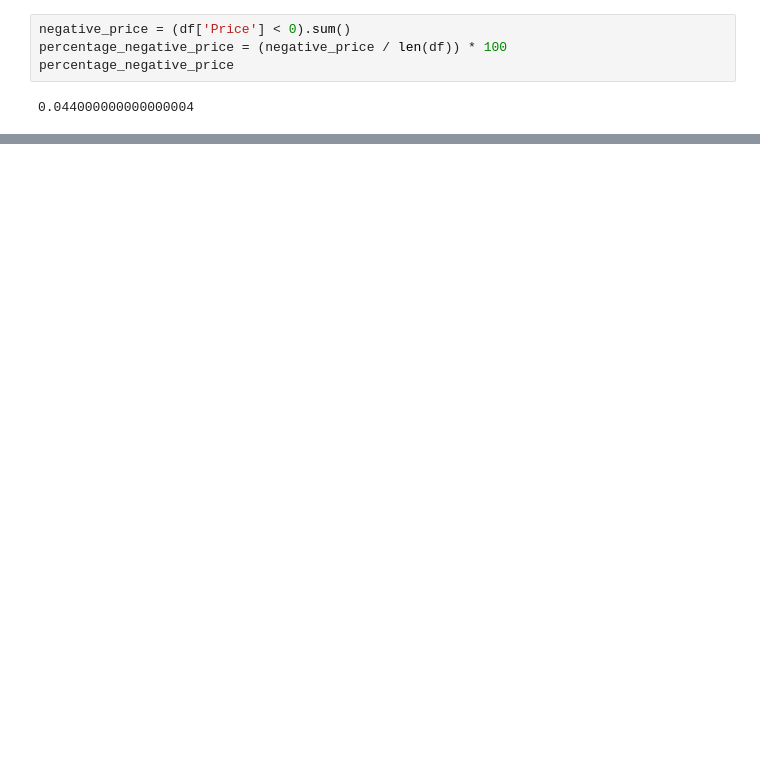
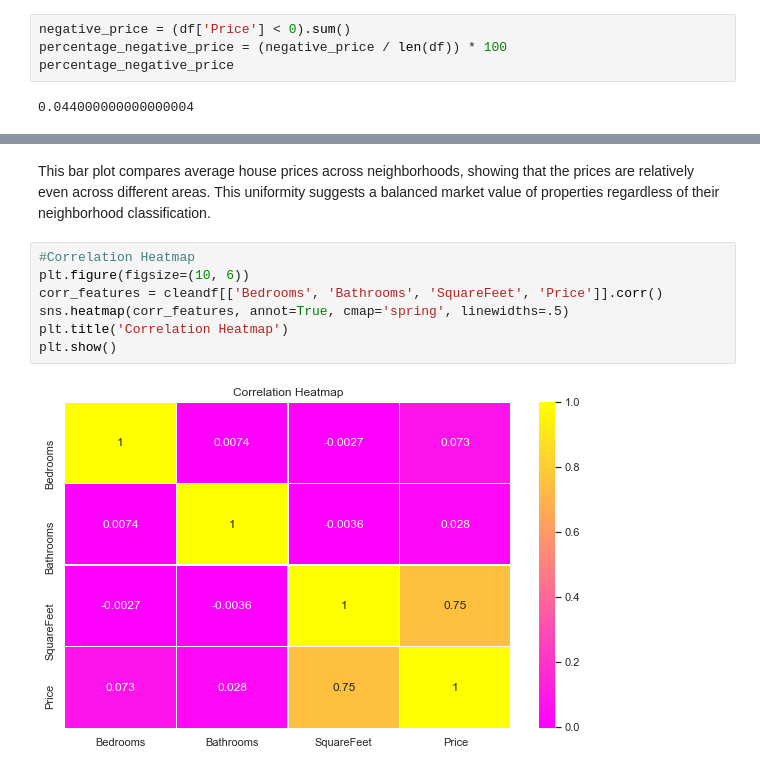
Before and after one commit to GitHbGav/Housing-Price-Prediction, a Jupyter notebook: Notebooks/pricedata.ipynb, the cells around one changed output, grey strips where cells are left out. Cells and saved outputs as stored; diff of their text form; blank space fills up the shorter version.

```diff
--- a/Notebooks/pricedata.ipynb
+++ b/Notebooks/pricedata.ipynb
@@ -120,0 +228,11 @@ so we have removed all the negative prices, we are going to keep some of these l
+# %% [markdown]
+This bar plot compares average house prices across neighborhoods, showing that the prices are relatively even across different areas. This uniformity suggests a balanced market value of properties regardless of their neighborhood classification.
+# %%
+#Correlation Heatmap
+plt.figure(figsize=(10, 6))
+corr_features = cleandf[['Bedrooms', 'Bathrooms', 'SquareFeet', 'Price']].corr()
+sns.heatmap(corr_features, annot=True, cmap='spring', linewidths=.5)
+plt.title('Correlation Heatmap')
+plt.show()
+# %% [output]
+[figure, added]
```
Also changed, not shown: parts of 38 cells of this notebook, 1 other file.
